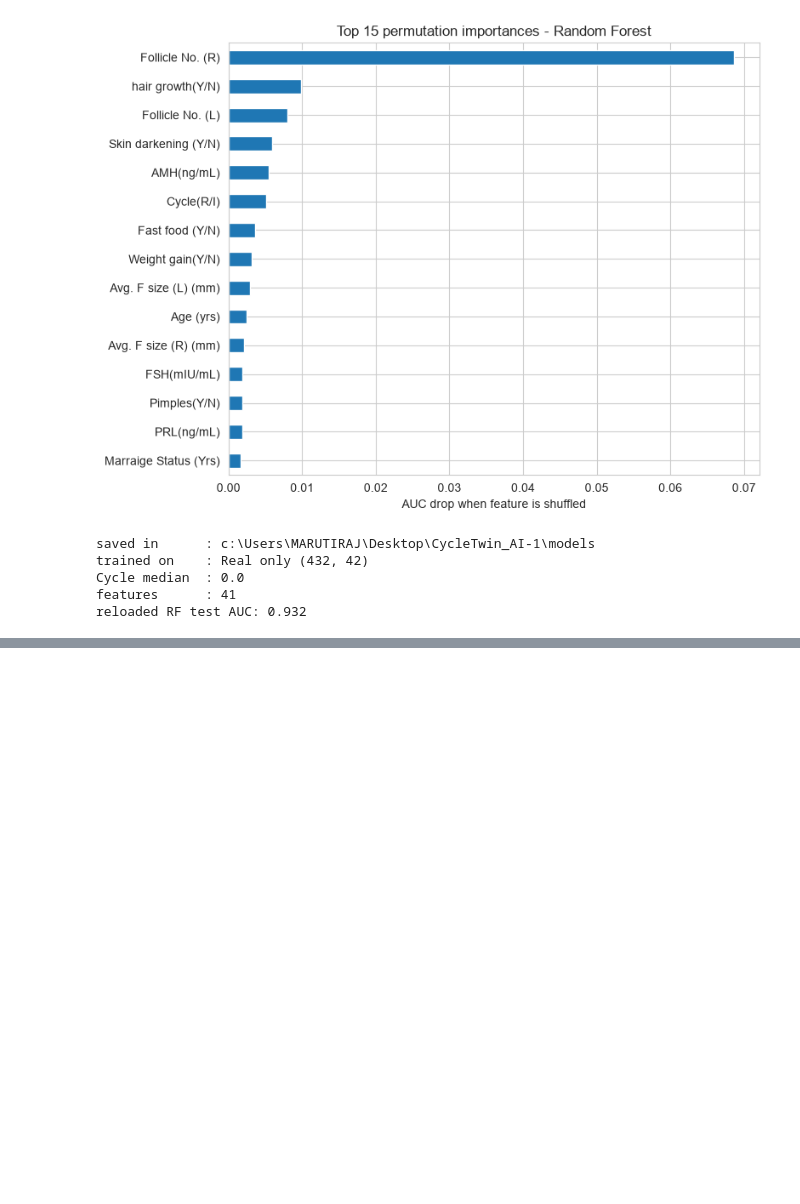
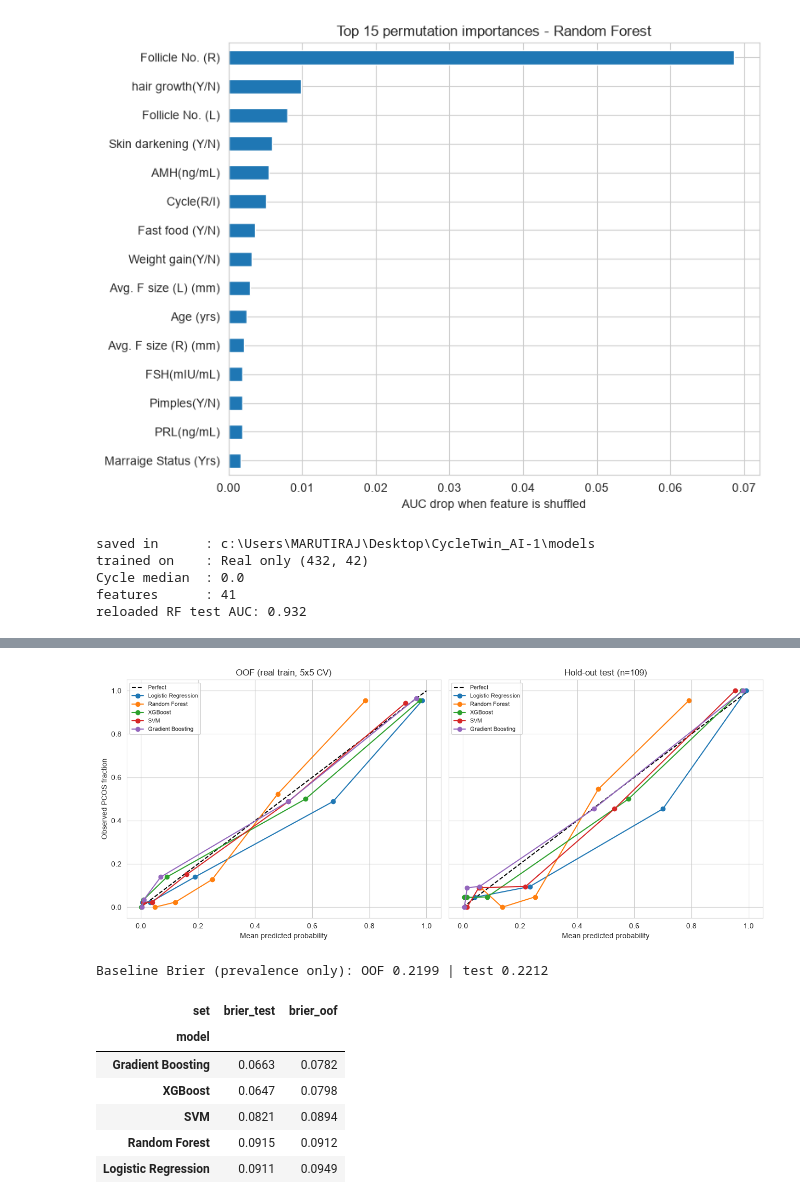
Before and after one commit to omkarrnaik/cycletwin-ai, a Jupyter notebook: data/PCOS_Analysis.ipynb, the cells around one changed output, grey strips where cells are left out. Drawn from its saved outputs; the diff is of its cells as text; code cells hidden in the pictures; blank space fills up the shorter version.

```diff
--- a/data/PCOS_Analysis.ipynb
+++ b/data/PCOS_Analysis.ipynb
@@ -398,0 +460,46 @@ reloaded RF test AUC: 0.932
+# %%
+# ===== 2b-2: calibration curve + Brier score (OOF on real train, and hold-out test) =====
+# Needs: oof_mean, probs_chosen, y_train, y_test, ci_table (from 2b-1)
+import matplotlib.pyplot as plt
+from sklearn.calibration import calibration_curve
+from sklearn.metrics import brier_score_loss
+
+yt_tr, yt_te = y_train.to_numpy(), y_test.to_numpy()
+N_BINS = 5            # small data -> few bins; quantile bins keep each bin populated
+
+rows = []
+fig, axes = plt.subplots(1, 2, figsize=(13, 5.5), sharey=True)
+for ax, (title, ydata, pdict) in zip(axes, [('OOF (real train, 5x5 CV)', yt_tr, oof_mean),
+                                            ('Hold-out test (n=%d)' % len(yt_te), yt_te, probs_chosen)]):
+    ax.plot([0, 1], [0, 1], 'k--', label='Perfect')
+    for n, p in pdict.items():
+        frac, mean_p = calibration_curve(ydata, p, n_bins=N_BINS, strategy='quantile')
+        ax.plot(mean_p, frac, marker='o', label=n)
+        rows.append({'set': title.split(' (')[0], 'model': n,
+                     'brier': round(brier_score_loss(ydata, p), 4)})
+    ax.set_title(title); ax.set_xlabel('Mean predicted probability'); ax.legend(fontsize=8)
+axes[0].set_ylabel('Observed PCOS fraction')
+plt.tight_layout()
+plt.savefig('results/fig_calibration.png', dpi=300)
+plt.show()
+
+# baseline Brier = always predict prevalence (a useful model must beat it)
+base_oof = brier_score_loss(yt_tr, np.full(len(yt_tr), yt_tr.mean()))
+base_te = brier_score_loss(yt_te, np.full(len(yt_te), yt_tr.mean()))   # prevalence from train only
+brier_table = (pd.DataFrame(rows)
+               .pivot(index='model', columns='set', values='brier')
+               .rename(columns={'OOF': 'brier_oof', 'Hold-out test': 'brier_test'})
+               .sort_values('brier_oof'))
+brier_table.to_csv('results/table_brier.csv')
+print('Baseline Brier (prevalence only): OOF %.4f | test %.4f' % (base_oof, base_te))
+brier_table
+# %% [output]
+[figure, added]
+Baseline Brier (prevalence only): OOF 0.2199 | test 0.2212
+| set | brier_test | brier_oof |
+| model |  |  |
+| Gradient Boosting | 0.0663 | 0.0782 |
+| XGBoost | 0.0647 | 0.0798 |
+| SVM | 0.0821 | 0.0894 |
+| Random Forest | 0.0915 | 0.0912 |
+| Logistic Regression | 0.0911 | 0.0949 |
```
Also changed, not shown: parts of 7 cells of this notebook, 10 other files.
